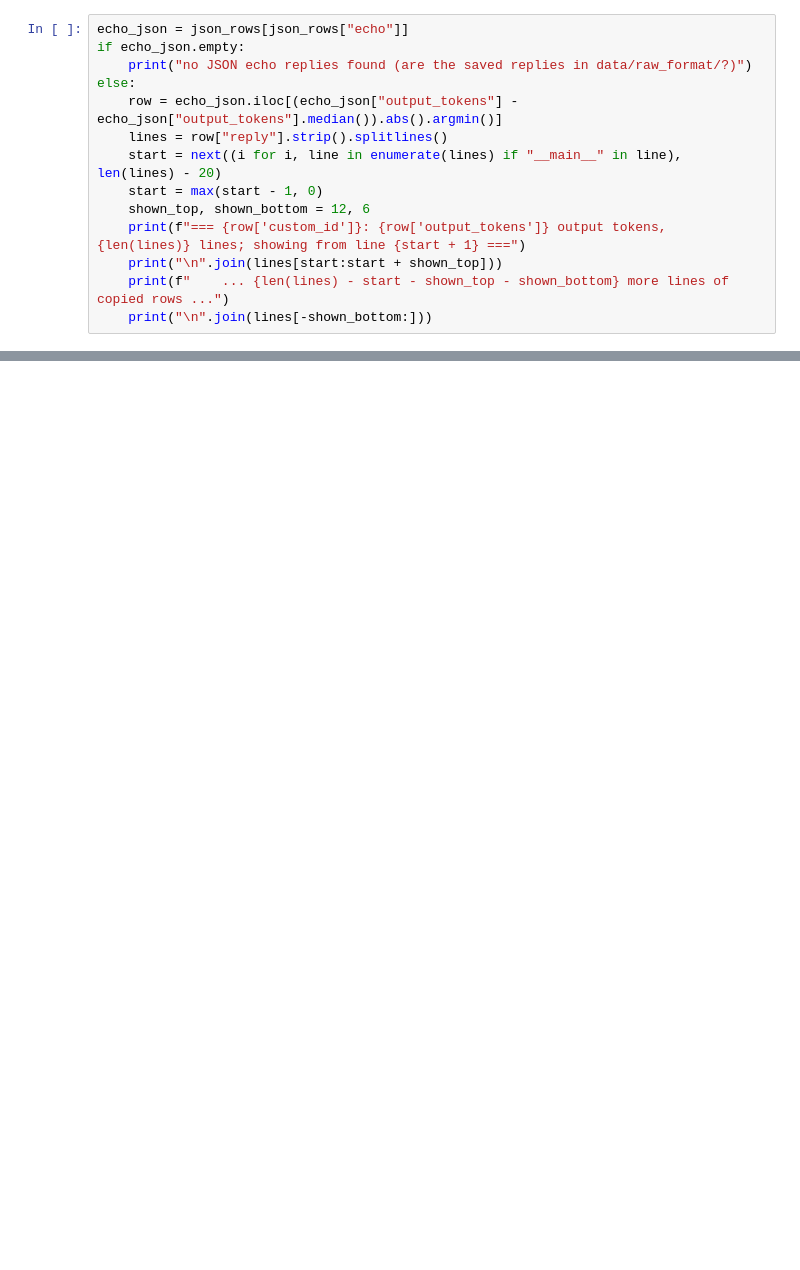
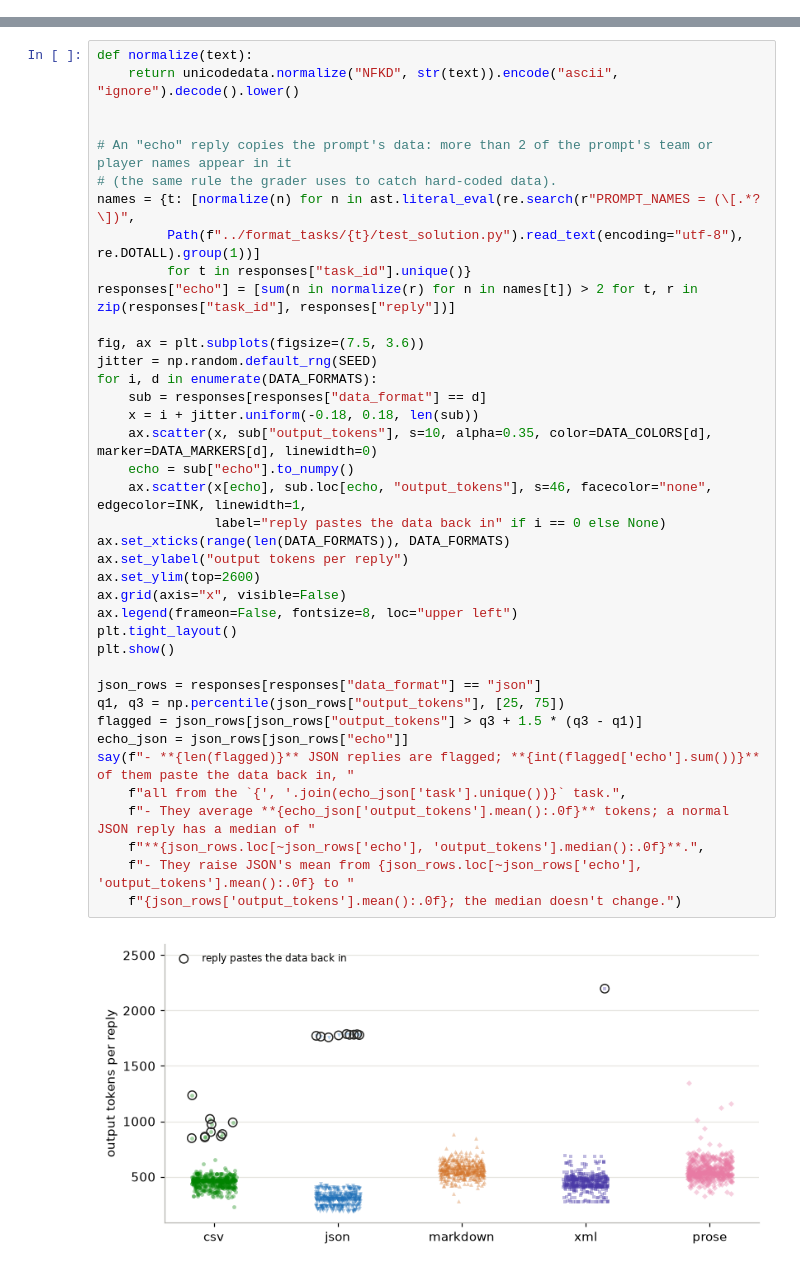
Before and after one commit to dodozai11/DSC180-proposal, a Jupyter notebook: notebooks/test4_stats.ipynb, the cells around one changed output, grey strips where cells are left out. Cells and saved outputs as stored; diff of their text form; blank space fills up the shorter version.

```diff
--- a/notebooks/test4_stats.ipynb
+++ b/notebooks/test4_stats.ipynb
@@ -249,14 +0,0 @@ plt.show()
-# %%
-echo_json = json_rows[json_rows["echo"]]
-if echo_json.empty:
-    print("no JSON echo replies found (are the saved replies in data/raw_format/?)")
-else:
-    row = echo_json.iloc[(echo_json["output_tokens"] - echo_json["output_tokens"].median()).abs().argmin()]
-    lines = row["reply"].strip().splitlines()
-    start = next((i for i, line in enumerate(lines) if "__main__" in line), len(lines) - 20)
-    start = max(start - 1, 0)
-    shown_top, shown_bottom = 12, 6
-    print(f"=== {row['custom_id']}: {row['output_tokens']} output tokens, {len(lines)} lines; showing from line {start + 1} ===")
-    print("\n".join(lines[start:start + shown_top]))
-    print(f"    ... {len(lines) - start - shown_top - shown_bottom} more lines of copied rows ...")
-    print("\n".join(lines[-shown_bottom:]))
@@ -963,0 +75,41 @@ say(
+# %%
+def normalize(text):
+    return unicodedata.normalize("NFKD", str(text)).encode("ascii", "ignore").decode().lower()
+
+
+# An "echo" reply copies the prompt's data: more than 2 of the prompt's team or player names appear in it
+# (the same rule the grader uses to catch hard-coded data).
+names = {t: [normalize(n) for n in ast.literal_eval(re.search(r"PROMPT_NAMES = (\[.*?\])",
+         Path(f"../format_tasks/{t}/test_solution.py").read_text(encoding="utf-8"), re.DOTALL).group(1))]
+         for t in responses["task_id"].unique()}
+responses["echo"] = [sum(n in normalize(r) for n in names[t]) > 2 for t, r in zip(responses["task_id"], responses["reply"])]
+
+fig, ax = plt.subplots(figsize=(7.5, 3.6))
+jitter = np.random.default_rng(SEED)
+for i, d in enumerate(DATA_FORMATS):
+    sub = responses[responses["data_format"] == d]
+    x = i + jitter.uniform(-0.18, 0.18, len(sub))
+    ax.scatter(x, sub["output_tokens"], s=10, alpha=0.35, color=DATA_COLORS[d], marker=DATA_MARKERS[d], linewidth=0)
+    echo = sub["echo"].to_numpy()
+    ax.scatter(x[echo], sub.loc[echo, "output_tokens"], s=46, facecolor="none", edgecolor=INK, linewidth=1,
+               label="reply pastes the data back in" if i == 0 else None)
+ax.set_xticks(range(len(DATA_FORMATS)), DATA_FORMATS)
+ax.set_ylabel("output tokens per reply")
+ax.set_ylim(top=2600)
+ax.grid(axis="x", visible=False)
+ax.legend(frameon=False, fontsize=8, loc="upper left")
+plt.tight_layout()
+plt.show()
+
+json_rows = responses[responses["data_format"] == "json"]
+q1, q3 = np.percentile(json_rows["output_tokens"], [25, 75])
+flagged = json_rows[json_rows["output_tokens"] > q3 + 1.5 * (q3 - q1)]
+echo_json = json_rows[json_rows["echo"]]
+say(f"- **{len(flagged)}** JSON replies are flagged; **{int(flagged['echo'].sum())}** of them paste the data back in, "
+    f"all from the `{', '.join(echo_json['task'].unique())}` task.",
+    f"- They average **{echo_json['output_tokens'].mean():.0f}** tokens; a normal JSON reply has a median of "
+    f"**{json_rows.loc[~json_rows['echo'], 'output_tokens'].median():.0f}**.",
+    f"- They raise JSON's mean from {json_rows.loc[~json_rows['echo'], 'output_tokens'].mean():.0f} to "
+    f"{json_rows['output_tokens'].mean():.0f}; the median doesn't change.")
+# %% [output]
+[figure, added]
```
Also changed, not shown: parts of 72 cells of this notebook, 2 other files.
